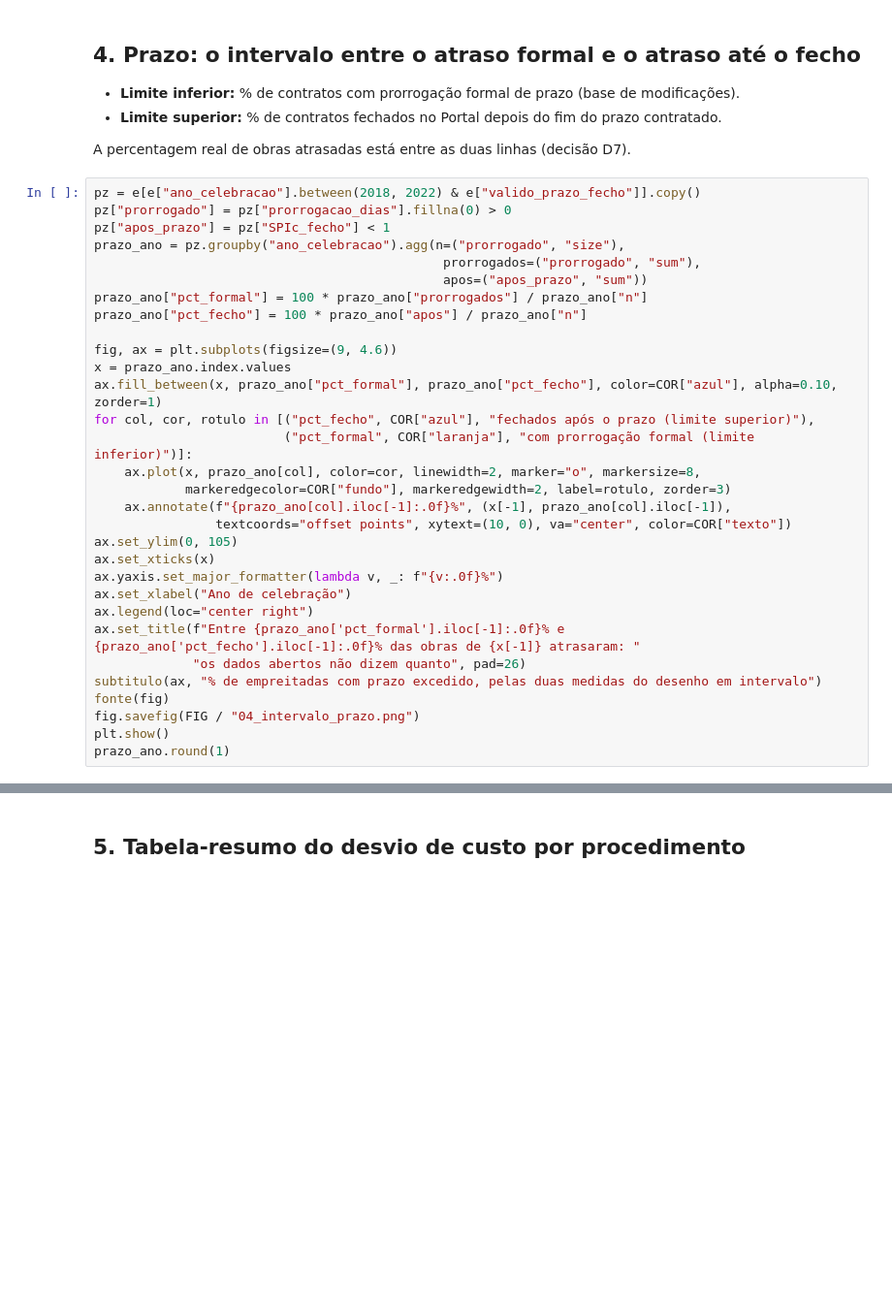
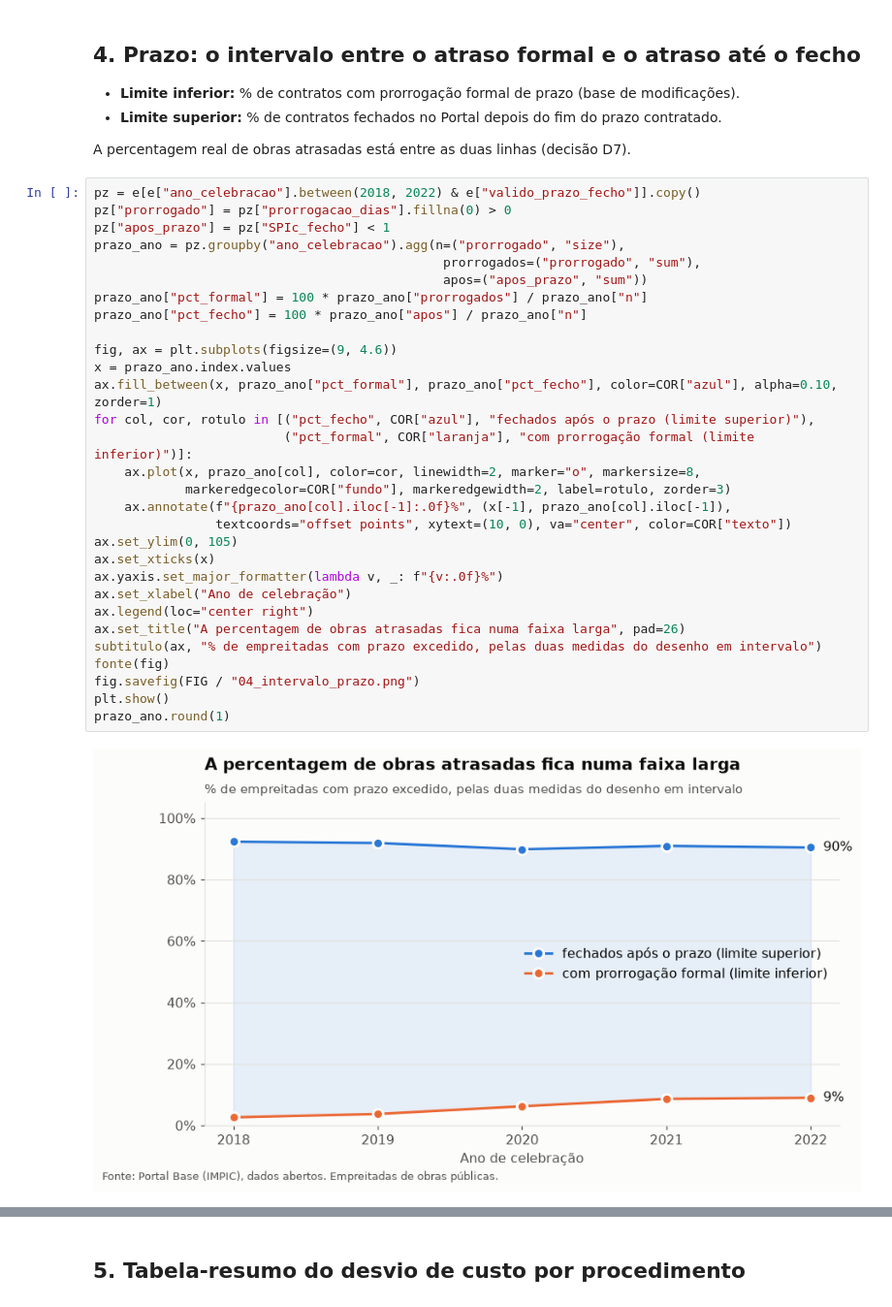
Before and after one commit to alicecosta-analytics/radar-obras-publicas, a Jupyter notebook: notebooks/04_descritiva.ipynb, the cells around one changed output, grey strips where cells are left out. Shown at 97% size. Saved outputs shown, nothing was run; the diff lists cells and outputs as text; blank space fills up the shorter version.

```diff
--- a/notebooks/04_descritiva.ipynb
+++ b/notebooks/04_descritiva.ipynb
@@ -168,31 +204,32 @@ A percentagem real de obras atrasadas está entre as duas linhas (decisão D7).
 # %%
 pz = e[e["ano_celebracao"].between(2018, 2022) & e["valido_prazo_fecho"]].copy()
 pz["prorrogado"] = pz["prorrogacao_dias"].fillna(0) > 0
 pz["apos_prazo"] = pz["SPIc_fecho"] < 1
 prazo_ano = pz.groupby("ano_celebracao").agg(n=("prorrogado", "size"),
                                               prorrogados=("prorrogado", "sum"),
                                               apos=("apos_prazo", "sum"))
 prazo_ano["pct_formal"] = 100 * prazo_ano["prorrogados"] / prazo_ano["n"]
 prazo_ano["pct_fecho"] = 100 * prazo_ano["apos"] / prazo_ano["n"]
 
 fig, ax = plt.subplots(figsize=(9, 4.6))
 x = prazo_ano.index.values
 ax.fill_between(x, prazo_ano["pct_formal"], prazo_ano["pct_fecho"], color=COR["azul"], alpha=0.10, zorder=1)
 for col, cor, rotulo in [("pct_fecho", COR["azul"], "fechados após o prazo (limite superior)"),
                          ("pct_formal", COR["laranja"], "com prorrogação formal (limite inferior)")]:
     ax.plot(x, prazo_ano[col], color=cor, linewidth=2, marker="o", markersize=8,
             markeredgecolor=COR["fundo"], markeredgewidth=2, label=rotulo, zorder=3)
     ax.annotate(f"{prazo_ano[col].iloc[-1]:.0f}%", (x[-1], prazo_ano[col].iloc[-1]),
                 textcoords="offset points", xytext=(10, 0), va="center", color=COR["texto"])
 ax.set_ylim(0, 105)
 ax.set_xticks(x)
 ax.yaxis.set_major_formatter(lambda v, _: f"{v:.0f}%")
 ax.set_xlabel("Ano de celebração")
 ax.legend(loc="center right")
-ax.set_title(f"Entre {prazo_ano['pct_formal'].iloc[-1]:.0f}% e {prazo_ano['pct_fecho'].iloc[-1]:.0f}% das obras de {x[-1]} atrasaram: "
-             "os dados abertos não dizem quanto", pad=26)
+ax.set_title("A percentagem de obras atrasadas fica numa faixa larga", pad=26)
 subtitulo(ax, "% de empreitadas com prazo excedido, pelas duas medidas do desenho em intervalo")
 fonte(fig)
 fig.savefig(FIG / "04_intervalo_prazo.png")
 plt.show()
 prazo_ano.round(1)
+# %% [output]
+[figure, added]
```
Also changed, not shown: parts of 6 cells of this notebook, 4 other files.
